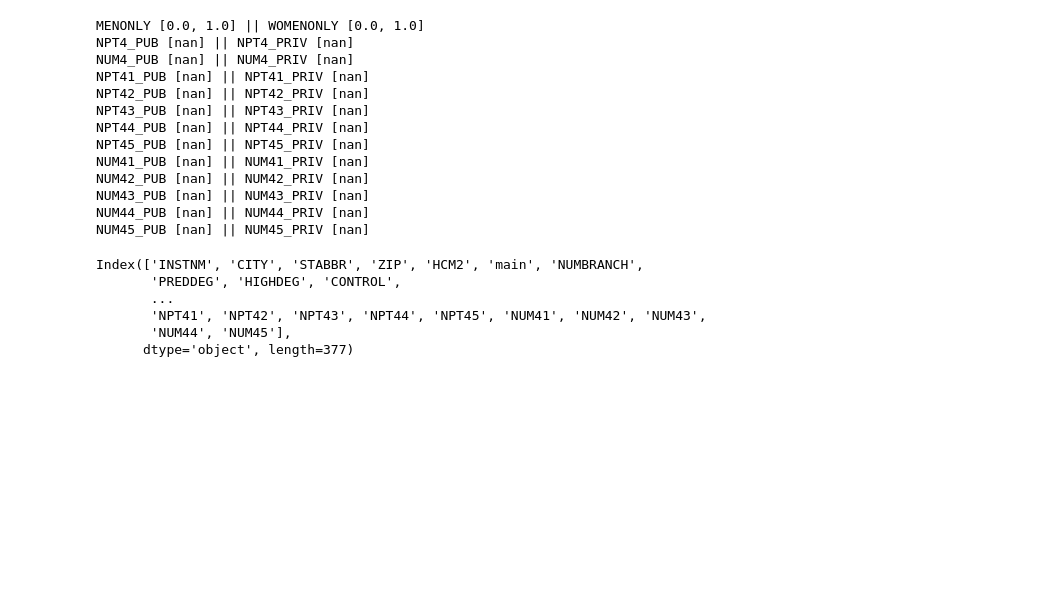
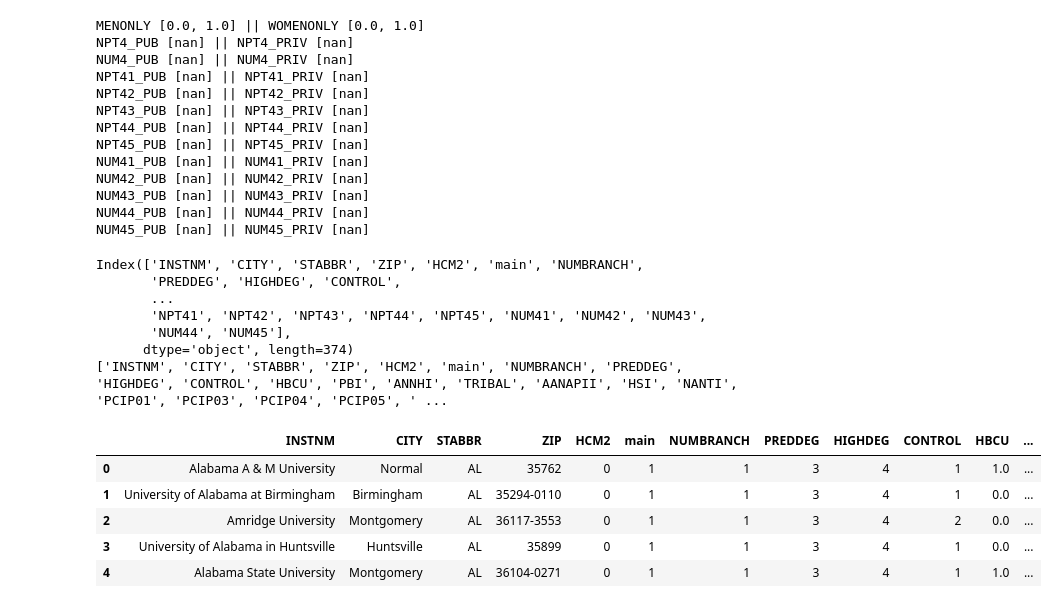
Before and after one commit to szambranog/Tabajo2TAE, a Jupyter notebook: lectura_df.ipynb, the cells around one changed output. Drawn from its saved outputs; the diff is of its cells as text; code cells hidden in the pictures; blank space fills up the shorter version.

```diff
--- a/lectura_df.ipynb
+++ b/lectura_df.ipynb
@@ -119,12 +156,24 @@ for column in df.columns:
 df.drop(columns=lot_null_columns, inplace=True)
 # %%
 print(df.columns)
+print(df.columns.to_list())
 # %% [output]
 Index(['INSTNM', 'CITY', 'STABBR', 'ZIP', 'HCM2', 'main', 'NUMBRANCH',
        'PREDDEG', 'HIGHDEG', 'CONTROL',
        ...
        'NPT41', 'NPT42', 'NPT43', 'NPT44', 'NPT45', 'NUM41', 'NUM42', 'NUM43',
        'NUM44', 'NUM45'],
-      dtype='object', length=377)
+      dtype='object', length=374)
+['INSTNM', 'CITY', 'STABBR', 'ZIP', 'HCM2', 'main', 'NUMBRANCH', 'PREDDEG', 'HIGHDEG', 'CONTROL', 'HBCU', 'PBI', 'ANNHI', 'TRIBAL', 'AANAPII', 'HSI', 'NANTI', 'PCIP01', 'PCIP03', 'PCIP04', 'PCIP05', ' ...
 # %%
 df.to_csv('Archivos/data.csv', index=False)
+# %%
+pd.set_option('display.max_columns', None)
+df.head()
+# %% [output]
+|  | INSTNM | CITY | STABBR | ZIP | HCM2 | main | NUMBRANCH | PREDDEG | HIGHDEG | CONTROL | HBCU | ... |
+| 0 | Alabama A & M University | Normal | AL | 35762 | 0 | 1 | 1 | 3 | 4 | 1 | 1.0 | ... |
+| 1 | University of Alabama at Birmingham | Birmingham | AL | 35294-0110 | 0 | 1 | 1 | 3 | 4 | 1 | 0.0 | ... |
+| 2 | Amridge University | Montgomery | AL | 36117-3553 | 0 | 1 | 1 | 3 | 4 | 2 | 0.0 | ... |
+| 3 | University of Alabama in Huntsville | Huntsville | AL | 35899 | 0 | 1 | 1 | 3 | 4 | 1 | 0.0 | ... |
+| 4 | Alabama State University | Montgomery | AL | 36104-0271 | 0 | 1 | 1 | 3 | 4 | 1 | 1.0 | ... |
```
Also changed, not shown: parts of 2 cells of this notebook.
